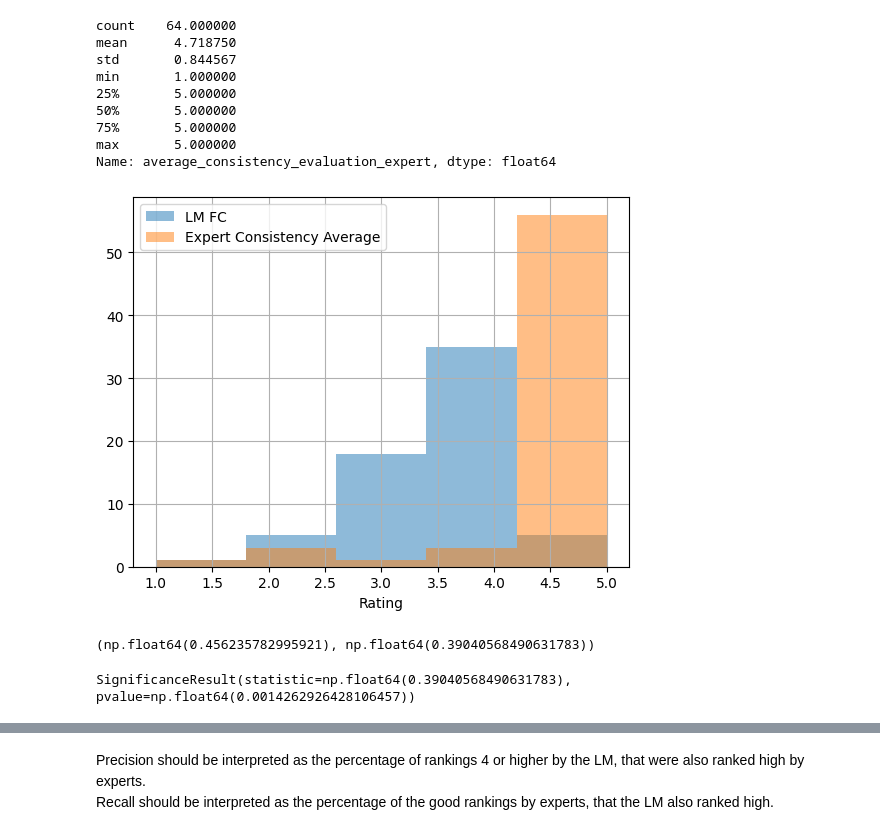
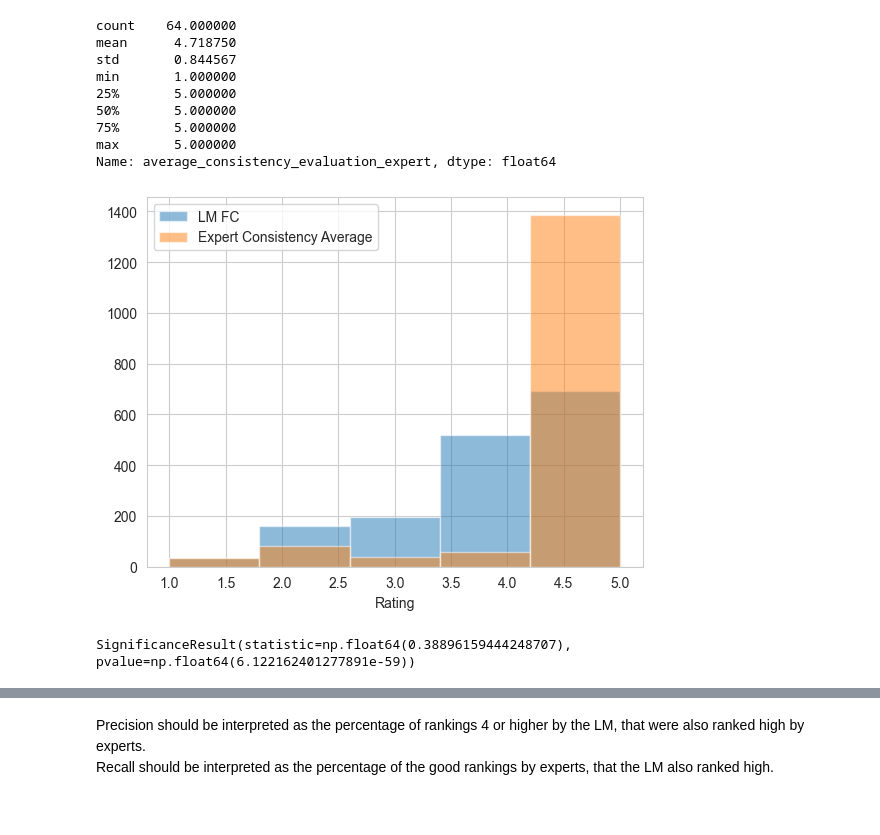
Before and after one commit to vetlewj/algorithmic-media, a Jupyter notebook: fc_metric/evaluating_fc_metric.ipynb, the cells around one changed output, grey strips where cells are left out. Cells and saved outputs as stored; diff of their text form; code cells hidden in the pictures.

```diff
--- a/fc_metric/evaluating_fc_metric.ipynb
+++ b/fc_metric/evaluating_fc_metric.ipynb
@@ -10,5 +12,5 @@ If you need to analyze an existing ranking, you can skip to second part of the n
 The data can be downloaded from [here](https://github.com/Yale-LILY/SummEval?tab=readme-ov-file#human-annotations)
 Rename it to fit the naming (summ_eval_model_annotations.aligned.jsonl) and place it to the data folder.
 # %%
-df = pd.read_json('../data/summ_eval_model_annotations.aligned.jsonl', lines=True)
+df = pd.read_json('../data/eval/summ_eval_model_annotations.aligned.jsonl', lines=True)
 # %%
@@ -41,0 +62,17 @@ Name: average_consistency_evaluation_expert, dtype: float64
+# %%
+import json
+
+file_name = f"requests_summ_eval.jsonl"
+with open(file_name, "w+") as f:
+    for i, row in df.iterrows():
+        messages = calculate_fc_using_gpt('; '.join(row["references"]), row["decoded"], False, return_prompt=True)
+        input = {
+            "custom_id": "row-" + str(i) + "-fc-id-" + str(row["id"]),
+            "method": "POST",
+            "url": "/v1/chat/completions",
+            "body": {
+                "model": "gpt-4o-mini",
+                "messages": messages
+            }
+        }
+        f.write(json.dumps(input) + "\n")
@@ -53,5 +146,5 @@ focus.to_csv(f"../data/temp_fc_ratings_{timestamp}.csv")
 ## Use the following code to load previous results and analyze them
 # %%
 #timestamp = 24
-focus = pd.read_csv(f"../data/temp_fc_ratings_{timestamp}.csv")
+df = pd.read_csv(f"../data/eval/summ_eval_model_annotations.aligned.with_lm_fc.csv")
 # %%
@@ -79,32 +172,25 @@ min       1.000000
 max       5.000000
 Name: average_consistency_evaluation_expert, dtype: float64
 # %%
-ax1 = focus["lm_fc_rating"].hist(
+ax1 = df["lm_fc_rating"].hist(
     alpha=0.5,
     bins=5,
     label="LM FC"
 )
-ax2 = focus["average_consistency_evaluation_expert"].hist(
+ax2 = df["average_consistency_evaluation_expert"].hist(
     alpha=0.5,
     bins=5,
     label="Expert Consistency Average"
 )
 plt.xlabel("Rating")
 plt.legend()
 plt.show()
 # %% [output]
-[figure, old version]
+[figure, new version]
 # %%
-# correlation analysis
-focus["lm_fc_rating"].corr(focus["average_consistency_evaluation_expert"]), focus["lm_fc_rating"].corr(focus["average_consistency_evaluation_expert"], method="spearman", )
+#  Spearman
+from scipy.stats import spearmanr
+
+spearmanr(df["lm_fc_rating"], df["average_consistency_evaluation_expert"])
 # %% [output]
-(np.float64(0.456235782995921), np.float64(0.39040568490631783))
+SignificanceResult(statistic=np.float64(0.38896159444248707), pvalue=np.float64(6.122162401277891e-59))
-# %%
-# rank correlation with ties using scipy spearman
-from scipy.stats import spearmanr, rankdata
-import numpy as np
-
-focus["lm_fc_rating_rank"] = rankdata(np.round(focus["lm_fc_rating"]) )
-spearmanr(focus["lm_fc_rating_rank"], focus["average_consistency_evaluation_expert"])
-# %% [output]
-SignificanceResult(statistic=np.float64(0.39040568490631783), pvalue=np.float64(0.0014262926428106457))
```
Also changed, not shown: parts of 19 cells of this notebook, 2 other files.
